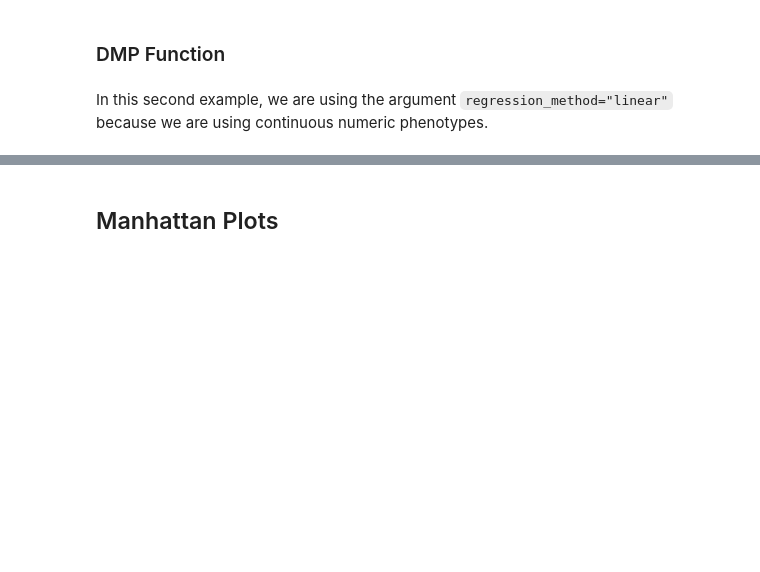
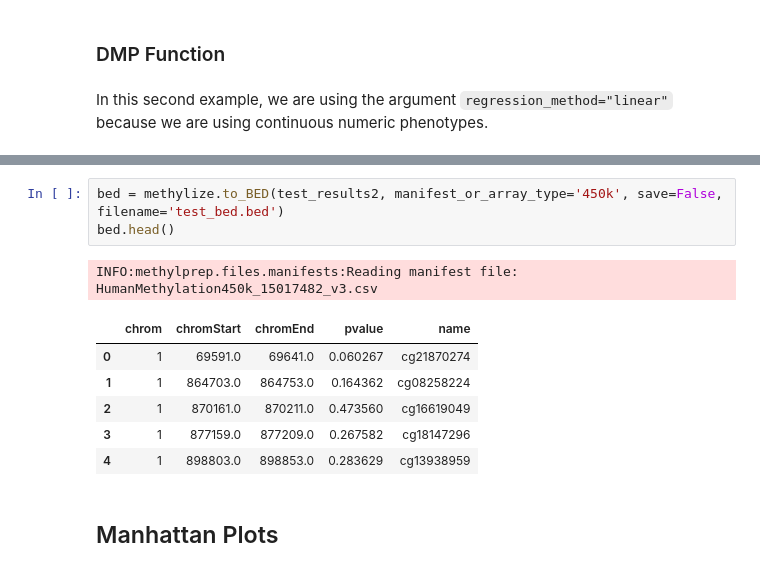
Before and after one commit to FoxoTech/methylize, a Jupyter notebook: docs/methylize_tutorial.ipynb, the cells around one changed output, grey strips where cells are left out. Cells and saved outputs as stored; diff of their text form; blank space fills up the shorter version.

```diff
--- a/docs/methylize_tutorial.ipynb
+++ b/docs/methylize_tutorial.ipynb
@@ -120,3 +129,14 @@ WARNING:methylize.diff_meth_pos:Dropped 71139 probes with missing values from al
+# %%
+bed = methylize.to_BED(test_results2, manifest_or_array_type='450k', save=False, filename='test_bed.bed')
+bed.head()
+# %% [output]
+INFO:methylprep.files.manifests:Reading manifest file: HumanMethylation450k_15017482_v3.csv
+|  | chrom | chromStart | chromEnd | pvalue | name |
+| 0 | 1 | 69591.0 | 69641.0 | 0.060267 | cg21870274 |
+| 1 | 1 | 864703.0 | 864753.0 | 0.164362 | cg08258224 |
+| 2 | 1 | 870161.0 | 870211.0 | 0.473560 | cg16619049 |
+| 3 | 1 | 877159.0 | 877209.0 | 0.267582 | cg18147296 |
+| 4 | 1 | 898803.0 | 898853.0 | 0.283629 | cg13938959 |
 # %% [markdown]
 ## Manhattan Plots
 # %% [markdown]
```
Also changed, not shown: parts of 8 cells of this notebook.
